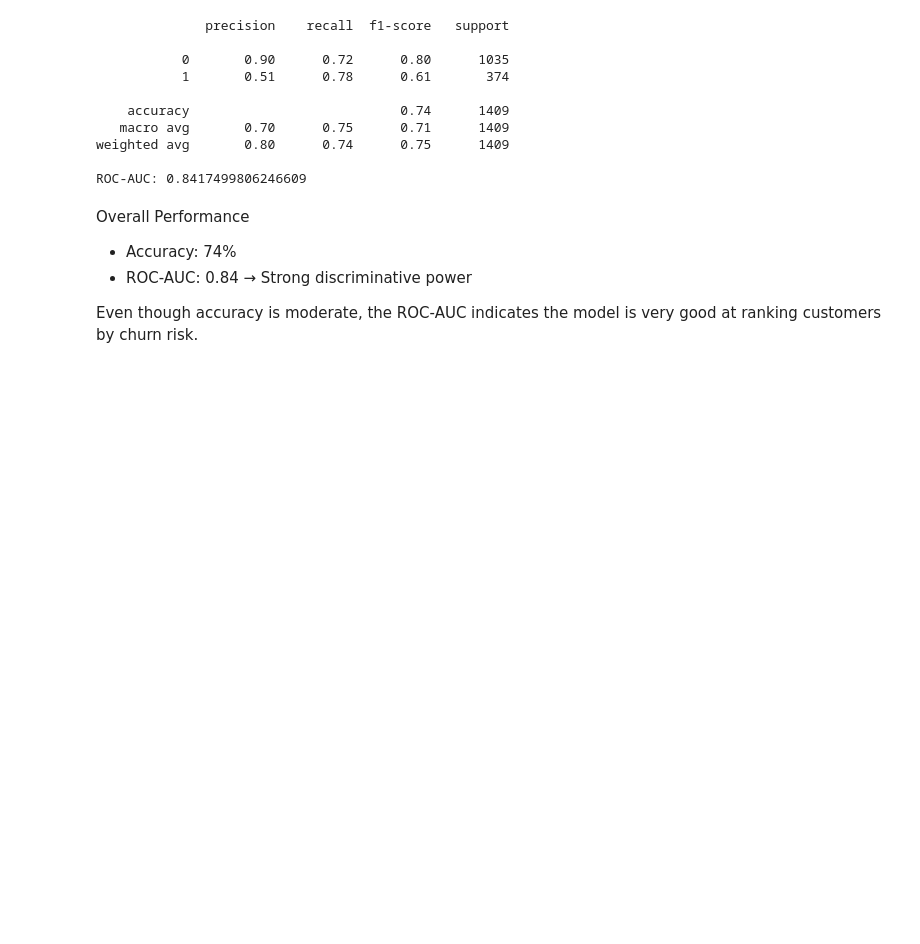
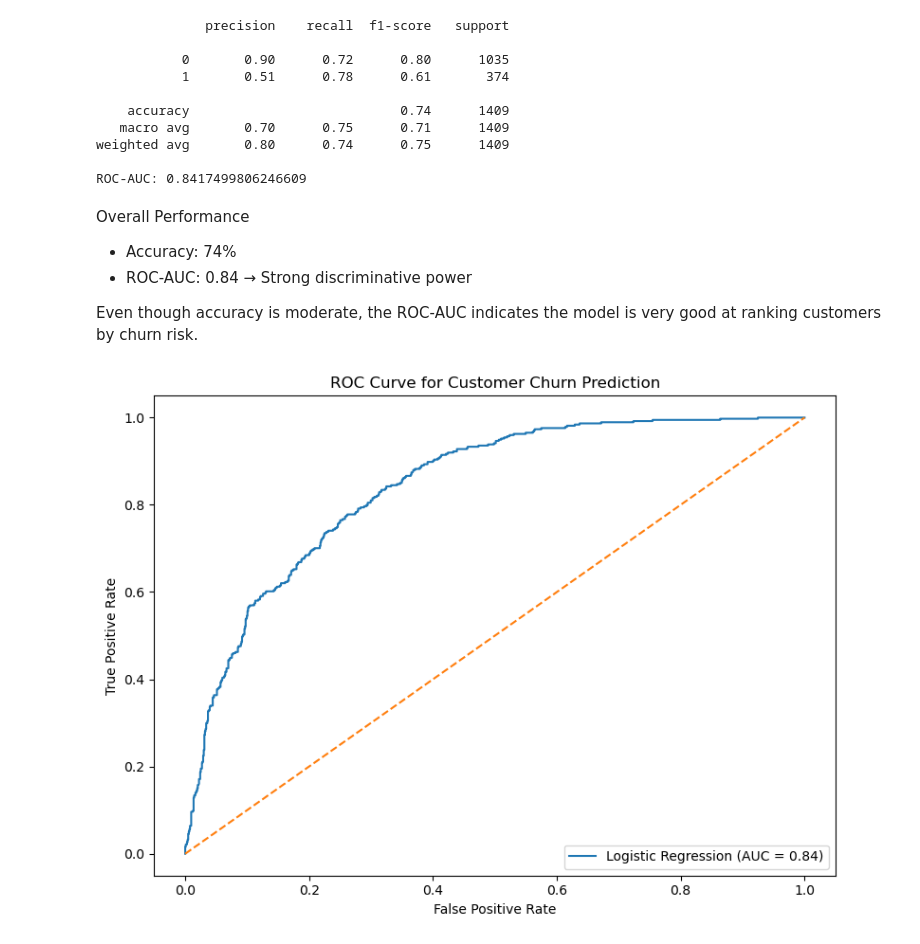
Before and after one commit to Sherrell-B/data-science, a Jupyter notebook: DSC 680 Project 1.ipynb, the cells around one changed output. Saved outputs shown, nothing was run; the diff lists cells and outputs as text; code cells hidden in the pictures; blank space fills up the shorter version.

Commit message:
Added ROC Curve Visua;

```diff
--- a/DSC 680 Project 1.ipynb
+++ b/DSC 680 Project 1.ipynb
@@ -313,3 +314,19 @@ Overall Performance
 * ROC-AUC: 0.84 → Strong discriminative power
 
 Even though accuracy is moderate, the ROC-AUC indicates the model is very good at ranking customers by churn risk.
+# %%
+fpr, tpr, thresholds = roc_curve(y_test, y_prob)
+roc_auc = roc_auc_score(y_test, y_prob)
+# %%
+# Plot the ROC Curve
+plt.figure(figsize=(8,6))
+plt.plot(fpr, tpr, label=f'Logistic Regression (AUC = {roc_auc:.2f})')
+plt.plot([0, 1], [0, 1], linestyle='--')
+plt.xlabel('False Positive Rate')
+plt.ylabel('True Positive Rate')
+plt.title('ROC Curve for Customer Churn Prediction')
+plt.legend(loc='lower right')
+plt.tight_layout()
+plt.show()
+# %% [output]
+[figure, added]
```
Also changed, not shown: parts of 1 cell of this notebook.
